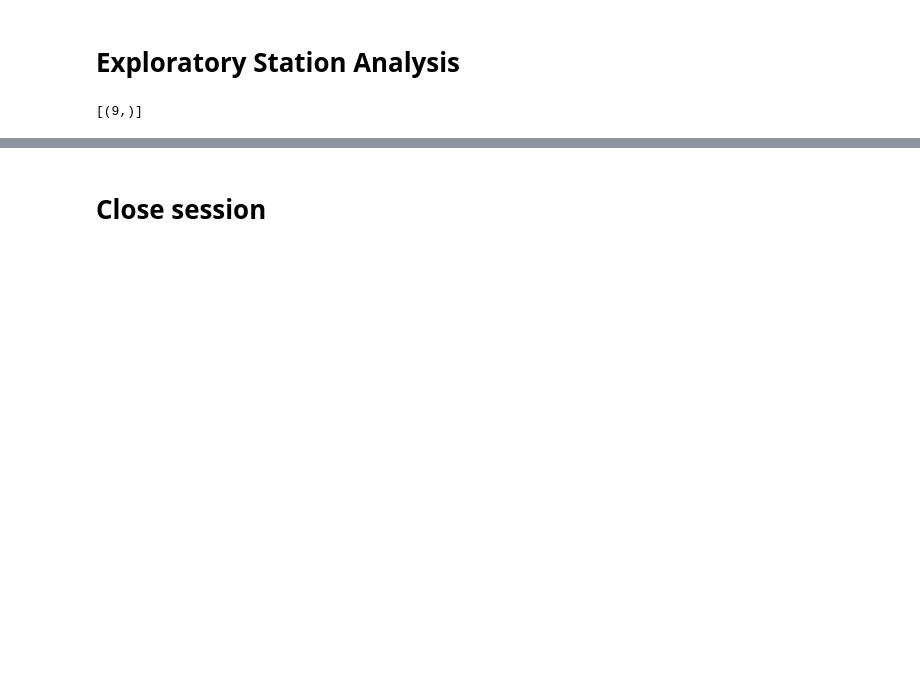
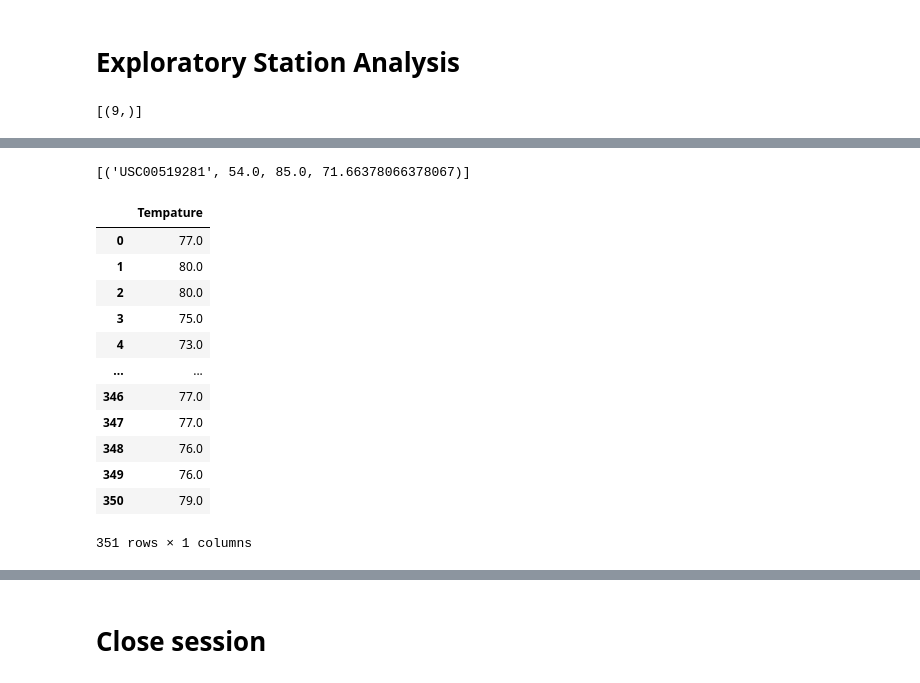
Before and after one commit to J-Schea29/sqlalchemy-challenge, a Jupyter notebook: climate_starter.ipynb, the cells around one changed output, grey strips where cells are left out. Drawn from its saved outputs; the diff is of its cells as text; code cells hidden in the pictures; blank space fills up the shorter version.

```diff
--- a/climate_starter.ipynb
+++ b/climate_starter.ipynb
@@ -138,5 +149,29 @@ stations = session.query(Measurement.station, func.count(Measurement.prcp)).grou
 # %%
 # Using the most active station id from the previous query, calculate the lowest, highest, and average temperature.
+session.query(Measurement.station, func.min(Measurement.tobs), func.max(Measurement.tobs), func.avg(Measurement.tobs)).\
+filter(Measurement.station == "USC00519281").all()
+# %% [output]
+[('USC00519281', 54.0, 85.0, 71.66378066378067)]
 # %%
 # Using the most active station id
 # Query the last 12 months of temperature observation data for this station and plot the results as a histogram
+temp_station = session.query(Measurement.tobs).\
+filter(Measurement.station == "USC00519281").filter(Measurement.date > one_year).all()
+
+#Pandas DataFrame
+df = pd.DataFrame(temp_station, columns = ["Tempature"])
+df
+# %% [output]
+|  | Tempature |
+| 0 | 77.0 |
+| 1 | 80.0 |
+| 2 | 80.0 |
+| 3 | 75.0 |
+| 4 | 73.0 |
+| ... | ... |
+| 346 | 77.0 |
+| 347 | 77.0 |
+| 348 | 76.0 |
+| 349 | 76.0 |
+| 350 | 79.0 |
+351 rows × 1 columns
```
Also changed, not shown: parts of 4 cells of this notebook.
